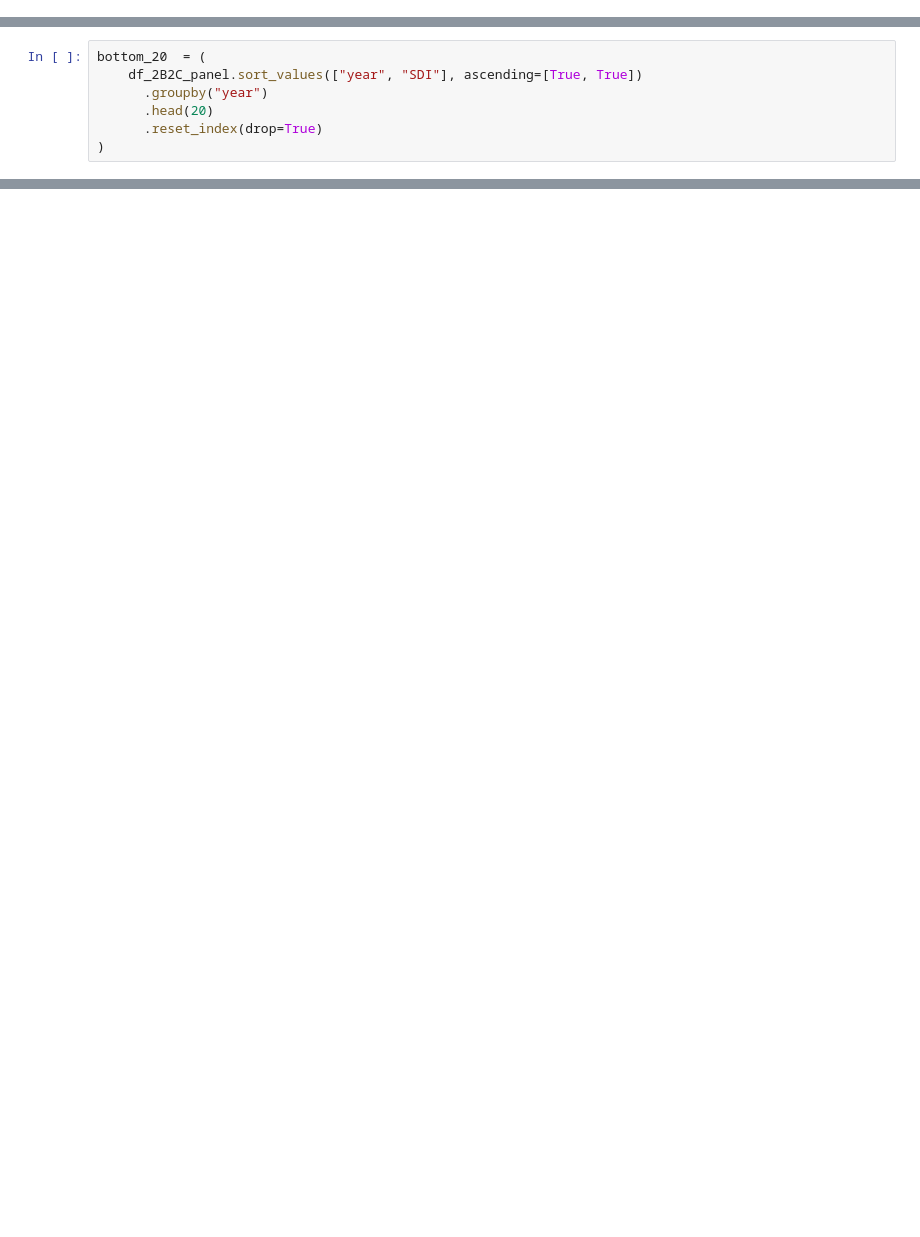
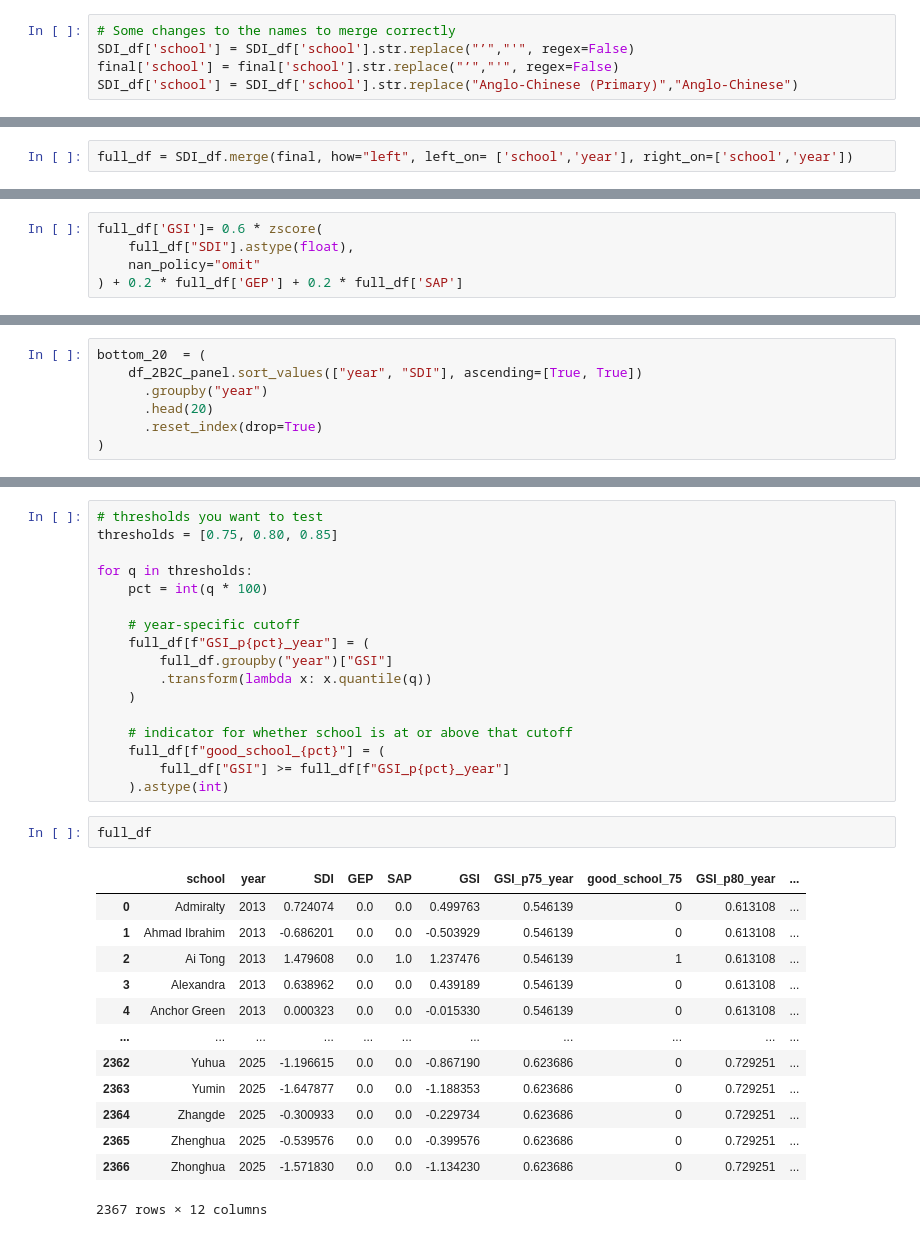
Before and after one commit to KeaganLai/DSA4264-Public-Policy-and-Society, a Jupyter notebook: src/SDI_calculation.ipynb, the cells around one changed output, grey strips where cells are left out. Cells and saved outputs as stored; diff of their text form; blank space fills up the shorter version.

```diff
--- a/src/SDI_calculation.ipynb
+++ b/src/SDI_calculation.ipynb
@@ -368,0 +689,5 @@ final_df
+# %%
+# Some changes to the names to merge correctly
+SDI_df['school'] = SDI_df['school'].str.replace("’","'", regex=False)
+final['school'] = final['school'].str.replace("’","'", regex=False)
+SDI_df['school'] = SDI_df['school'].str.replace("Anglo-Chinese (Primary)","Anglo-Chinese")
@@ -368,0 +705,2 @@ final_df
+# %%
+full_df = SDI_df.merge(final, how="left", left_on= ['school','year'], right_on=['school','year'])
@@ -368,0 +727,5 @@ final_df
+# %%
+full_df['GSI']= 0.6 * zscore(
+    full_df["SDI"].astype(float),
+    nan_policy="omit"
+) + 0.2 * full_df['GEP'] + 0.2 * full_df['SAP']
@@ -420,0 +766,33 @@ bottom_20
+# %%
+# thresholds you want to test
+thresholds = [0.75, 0.80, 0.85]
+
+for q in thresholds:
+    pct = int(q * 100)
+
+    # year-specific cutoff
+    full_df[f"GSI_p{pct}_year"] = (
+        full_df.groupby("year")["GSI"]
+        .transform(lambda x: x.quantile(q))
+    )
+
+    # indicator for whether school is at or above that cutoff
+    full_df[f"good_school_{pct}"] = (
+        full_df["GSI"] >= full_df[f"GSI_p{pct}_year"]
+    ).astype(int)
+# %%
+full_df
+# %% [output]
+|  | school | year | SDI | GEP | SAP | GSI | GSI_p75_year | good_school_75 | GSI_p80_year | ... |
+| 0 | Admiralty | 2013 | 0.724074 | 0.0 | 0.0 | 0.499763 | 0.546139 | 0 | 0.613108 | ... |
+| 1 | Ahmad Ibrahim | 2013 | -0.686201 | 0.0 | 0.0 | -0.503929 | 0.546139 | 0 | 0.613108 | ... |
+| 2 | Ai Tong | 2013 | 1.479608 | 0.0 | 1.0 | 1.237476 | 0.546139 | 1 | 0.613108 | ... |
+| 3 | Alexandra | 2013 | 0.638962 | 0.0 | 0.0 | 0.439189 | 0.546139 | 0 | 0.613108 | ... |
+| 4 | Anchor Green | 2013 | 0.000323 | 0.0 | 0.0 | -0.015330 | 0.546139 | 0 | 0.613108 | ... |
+| ... | ... | ... | ... | ... | ... | ... | ... | ... | ... | ... |
+| 2362 | Yuhua | 2025 | -1.196615 | 0.0 | 0.0 | -0.867190 | 0.623686 | 0 | 0.729251 | ... |
+| 2363 | Yumin | 2025 | -1.647877 | 0.0 | 0.0 | -1.188353 | 0.623686 | 0 | 0.729251 | ... |
+| 2364 | Zhangde | 2025 | -0.300933 | 0.0 | 0.0 | -0.229734 | 0.623686 | 0 | 0.729251 | ... |
+| 2365 | Zhenghua | 2025 | -0.539576 | 0.0 | 0.0 | -0.399576 | 0.623686 | 0 | 0.729251 | ... |
+| 2366 | Zhonghua | 2025 | -1.571830 | 0.0 | 0.0 | -1.134230 | 0.623686 | 0 | 0.729251 | ... |
+2367 rows × 12 columns
```
Also changed, not shown: parts of 20 cells of this notebook, 4 other files.
